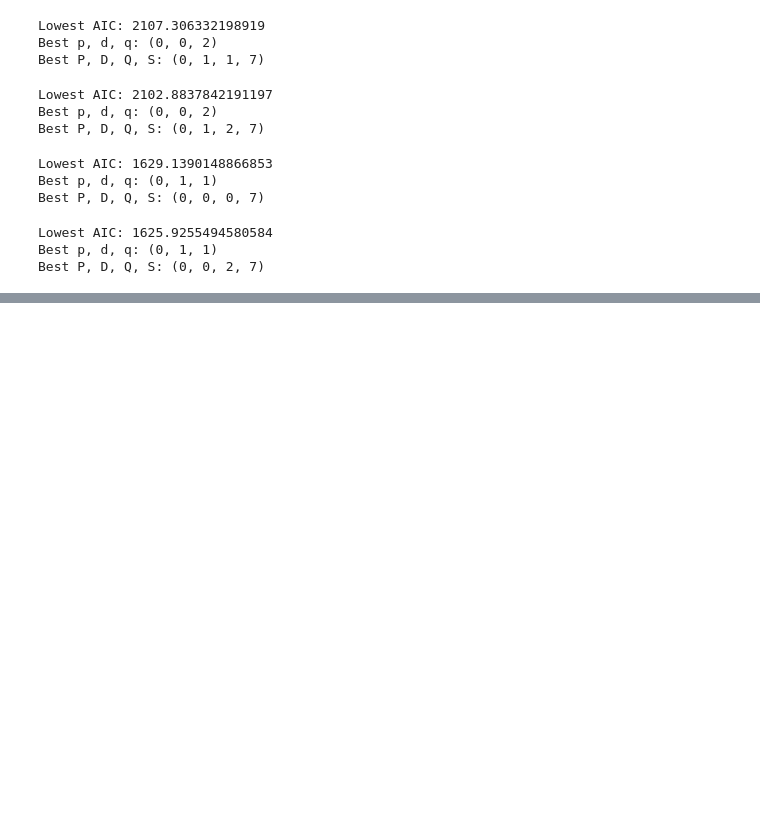
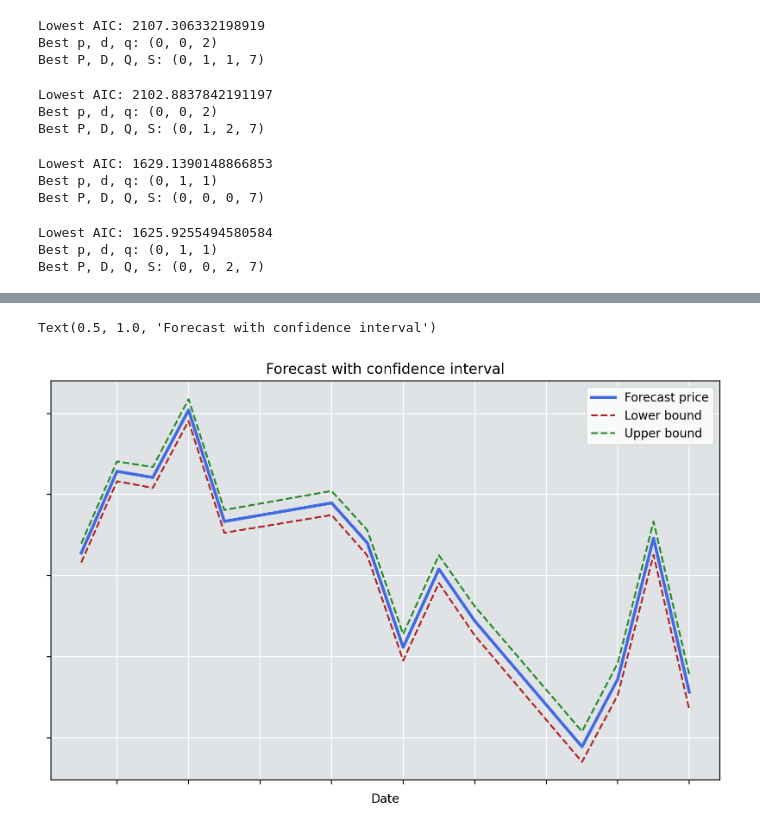
Before and after one commit to sattawat61/Thai-Baht-to-U.S.-Dollar-Spot-Exchange-Rate, a Jupyter notebook: Exchange.ipynb, the cells around one changed output, grey strips where cells are left out. Saved outputs shown, nothing was run; the diff lists cells and outputs as text; code cells hidden in the pictures; blank space fills up the shorter version.

```diff
--- a/Exchange.ipynb
+++ b/Exchange.ipynb
@@ -146,0 +167,22 @@ Best P, D, Q, S: (0, 0, 2, 7)
+# %%
+#Forecasting
+forecast_ci = model.get_forecast(steps = 14) #2 Week ahead
+forecast_ci = forecast_ci.conf_int(alpha = 0.90) #90% Confidence level
+forecast_ci['price'] = model.forecast(steps = 14)
+
+plt.figure(figsize = (10,6))
+ax = plt.axes()
+ax.set_facecolor('#dfe3e6')
+plt.grid(color = 'w')
+plt.plot(forecast_ci['price'], c = 'royalblue', linewidth = 2.5, label = 'Forecast price')
+plt.plot(forecast_ci['lower price'], c = 'firebrick', linestyle = '--', label = 'Lower bound')
+plt.plot(forecast_ci['upper price'], c = 'forestgreen', linestyle = '--', label = 'Upper bound')
+ax = plt.gca()
+ax.axes.xaxis.set_ticklabels([])
+ax.axes.yaxis.set_ticklabels([])
+plt.xlabel('Date')
+plt.legend()
+plt.title('Forecast with confidence interval')
+# %% [output]
+Text(0.5, 1.0, 'Forecast with confidence interval')
+[figure, added]
```
Also changed, not shown: parts of 2 cells of this notebook.
